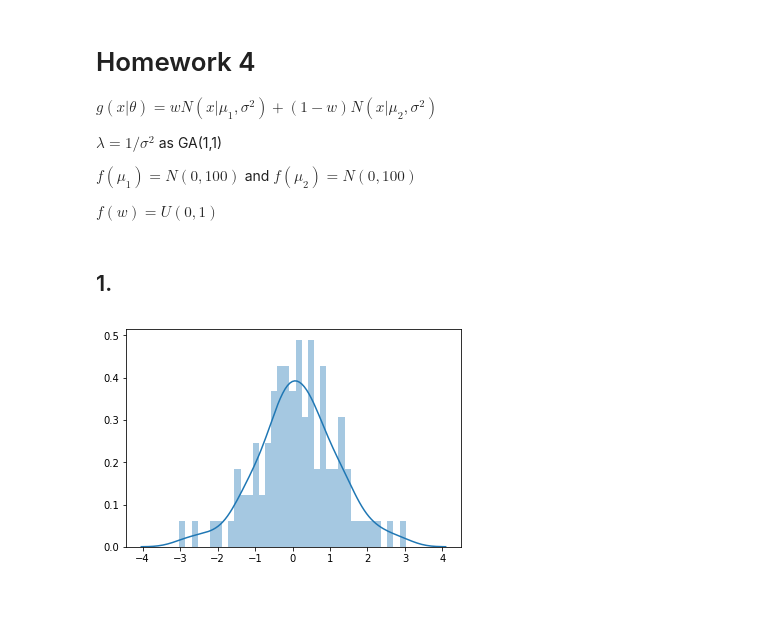
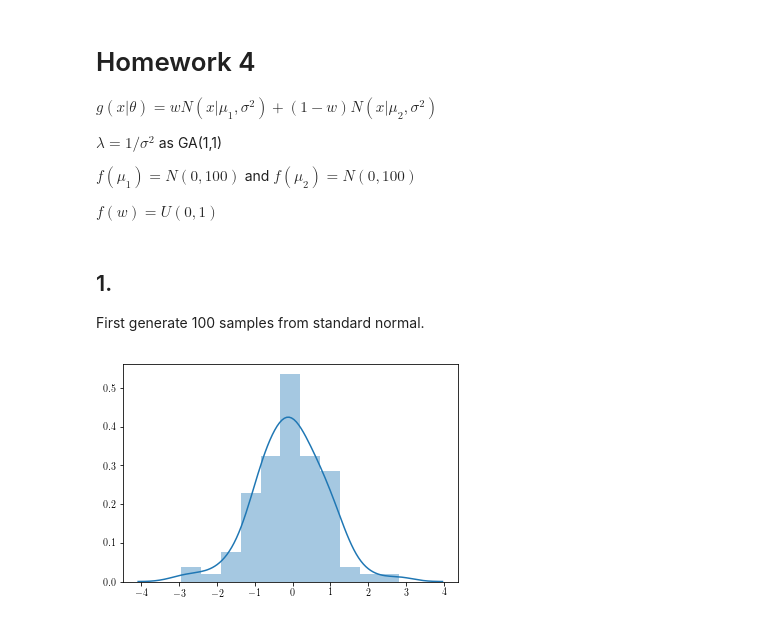
Before and after one commit to west5678/MCMC, a Jupyter notebook: hw4/Homework 4.ipynb, the cells around one changed output. Drawn from its saved outputs; the diff is of its cells as text; code cells hidden in the pictures.

```diff
--- a/hw4/Homework 4.ipynb
+++ b/hw4/Homework 4.ipynb
@@ -17,14 +19,18 @@ $\lambda=1/\sigma^2$ as GA(1,1)
 $f(\mu_1)=N(0,100)$ and $f(\mu_2) = N(0,100)$
 
 $f(w) = U(0,1)$
-# %% [markdown]
-## 1.
+# %% [markdown]
+## 1.
+
+First generate 100 samples from standard normal.
 # %%
-sample1 = np.random.randn(100)  #100 samples from standard normal distribution
-sns.distplot(sample1, bins=np.linspace(-4,4,50))
+sample1 = []  #100 samples from standard normal distribution
+for i in xrange(100):
+    sample1.append(np.random.randn())
+sns.distplot(sample1)
 plt.show()
 # %% [output]
-[figure, old version]
+[figure, new version]
 # %%
 def gaussian(x, mu, lmbda):
     """
```
Also changed, not shown: parts of 52 cells of this notebook.
